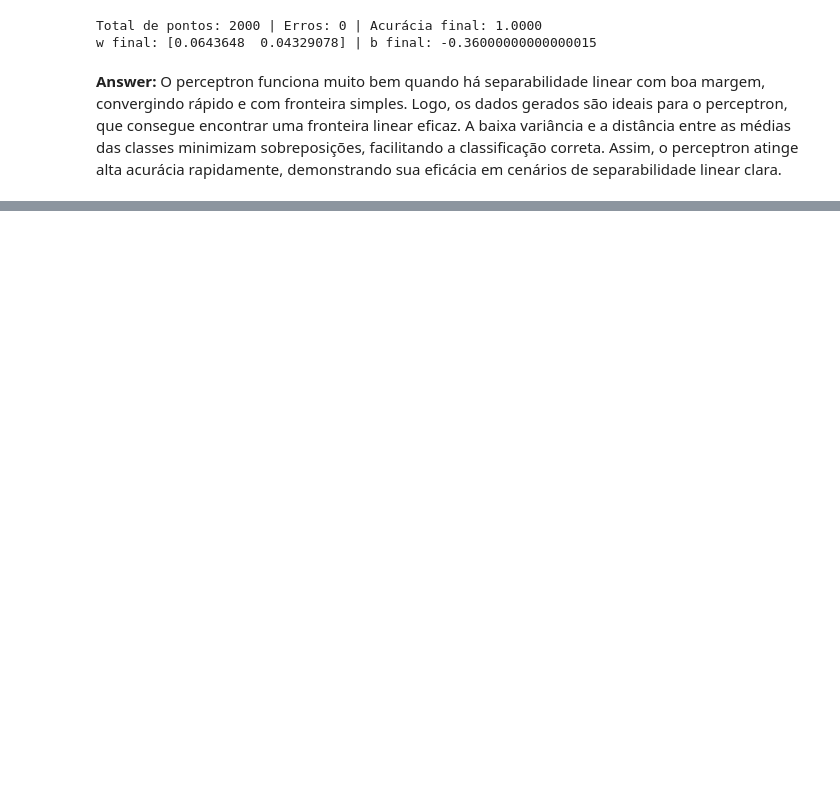
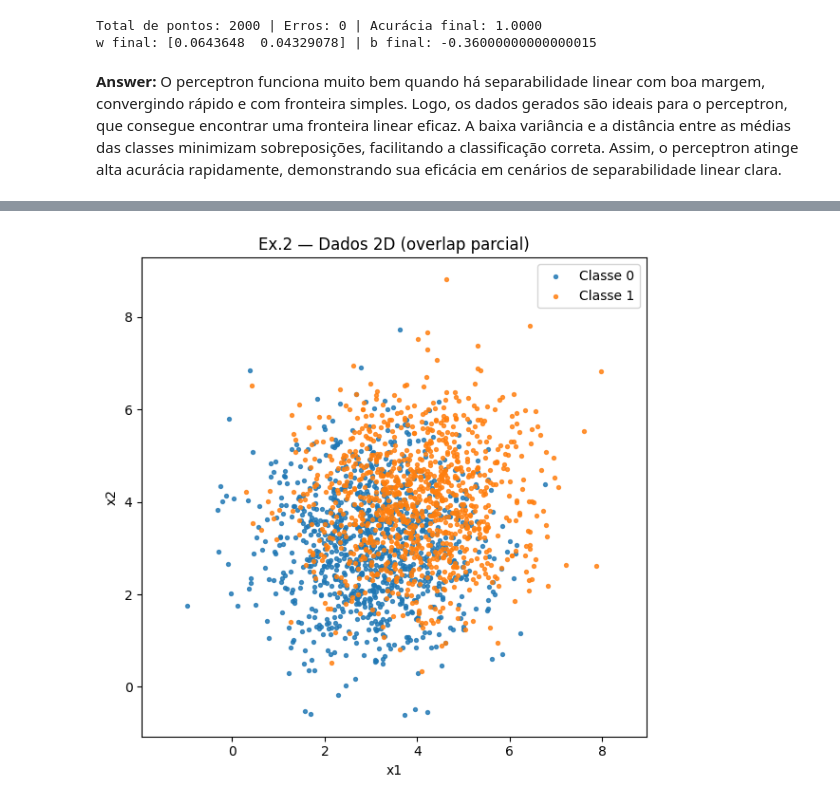
Before and after one commit to MatheusCastellucci/Neural-Network, a Jupyter notebook: Exercicios/EX2/perceptron.ipynb, the cells around one changed output, grey strips where cells are left out. Saved outputs shown, nothing was run; the diff lists cells and outputs as text; code cells hidden in the pictures; blank space fills up the shorter version.

```diff
--- a/Exercicios/EX2/perceptron.ipynb
+++ b/Exercicios/EX2/perceptron.ipynb
@@ -229,0 +234,36 @@ w final: [0.0643648  0.04329078] | b final: -0.36000000000000015
+# %%
+# ---- Parâmetros do Ex.2 ----
+np.random.seed(42)
+n_por_classe = 1000
+
+mean0 = np.array([3.0, 3.0])
+mean1 = np.array([4.0, 4.0])
+
+cov = np.array([[1.5, 0.0],
+                [0.0, 1.5]])   # variância maior (1.5) -> mais overlap
+
+# ---- Amostragem (sem funções) ----
+X0 = np.random.multivariate_normal(mean0, cov, size=n_por_classe)
+X1 = np.random.multivariate_normal(mean1, cov, size=n_por_classe)
+
+X = np.vstack([X0, X1])
+y = np.hstack([np.zeros(n_por_classe, dtype=int),
+               np.ones(n_por_classe, dtype=int)])
+
+# Embaralha para uso posterior
+idx = np.random.permutation(len(X))
+X = X[idx]
+y = y[idx]
+# %%
+# ---- Visualização: overlap entre classes ----
+plt.figure(figsize=(6,6))
+plt.scatter(X[y==0,0], X[y==0,1], s=8, label='Classe 0', alpha=0.8)
+plt.scatter(X[y==1,0], X[y==1,1], s=8, label='Classe 1', alpha=0.8)
+plt.xlabel('x1'); plt.ylabel('x2')
+plt.title('Ex.2 — Dados 2D (overlap parcial)')
+plt.legend()
+plt.axis('equal')
+plt.tight_layout()
+plt.show()
+# %% [output]
+[figure, added]
```
Also changed, not shown: parts of 7 cells of this notebook.
